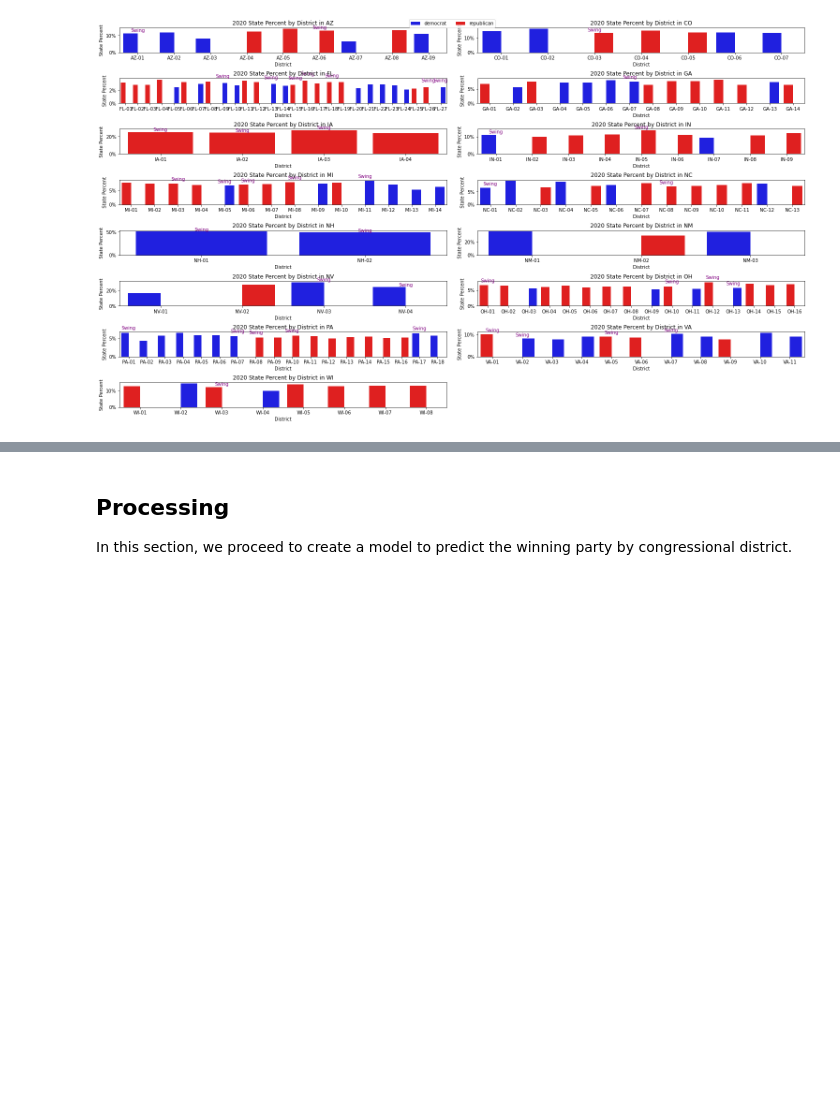
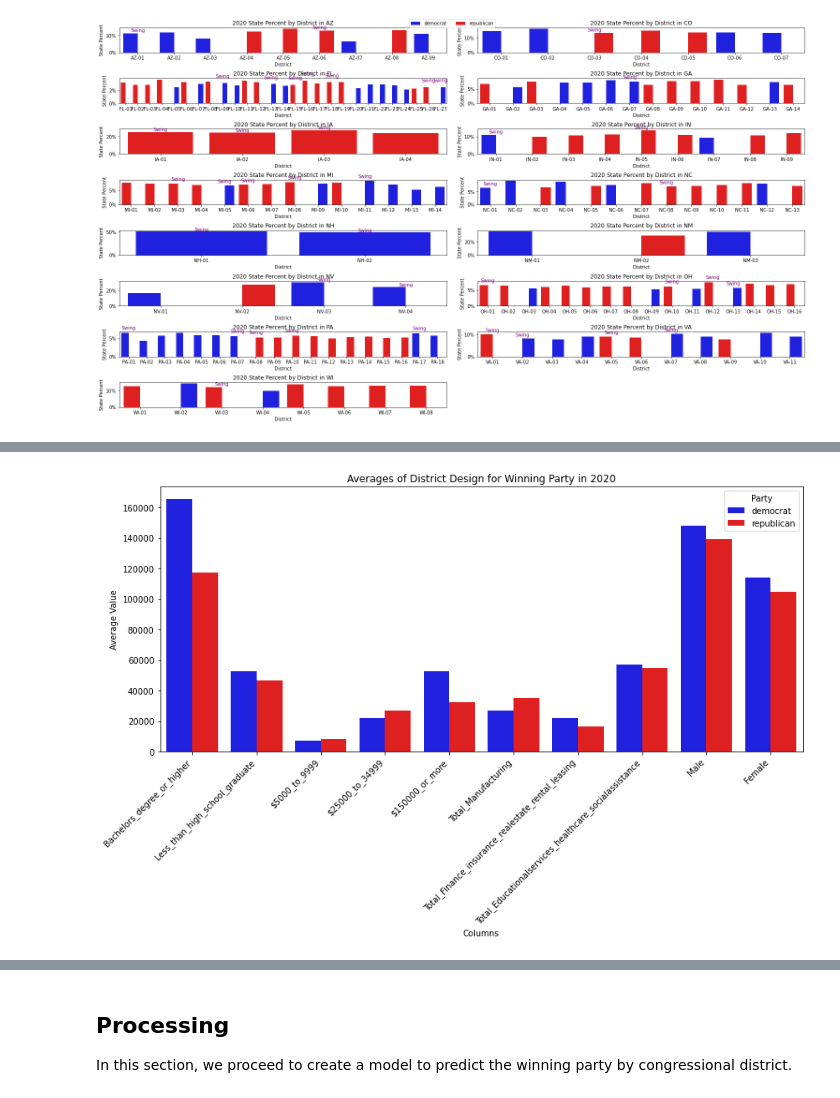
Before and after one commit to chrismiley87/capstone, a Jupyter notebook: election_data.ipynb, the cells around one changed output, grey strips where cells are left out. Saved outputs shown, nothing was run; the diff lists cells and outputs as text; code cells hidden in the pictures; blank space fills up the shorter version.

Commit message:
More Visual Analysis

```diff
--- a/election_data.ipynb
+++ b/election_data.ipynb
@@ -1385,0 +1410,34 @@ plt.show()
+# %%
+# Example columns to be extracted (replace with your actual column names)
+columns_of_interest = ['Bachelors_degree_or_higher', 'Less_than_high_school_graduate', '$5000_to_9999', '$25000_to_34999',
+                       '$150000_or_more','Total_Manufacturing', 'Total_Finance_insurance_realestate_rental_leasing',
+                       'Total_Educationalservices_healthcare_socialassistance', 'Male', 'Female']
+
+# Grouping by the 'winner' column
+winner_grouped_df = political_df.groupby('winner')[columns_of_interest].mean().reset_index()
+
+#melt the dataframe to long format for plotting
+winner_melted_grouped_df = winner_grouped_df.melt(id_vars='winner', var_name='Column', value_name='Average')
+
+#define custom color palette
+custom_palette = {
+    'democrat': 'blue',
+    'republican': 'red'
+}
+
+#create the bar plot
+plt.figure(figsize=(12, 8))
+sns.barplot(data=winner_melted_grouped_df, x='Column', y='Average', hue='winner', palette=custom_palette)
+
+#customize the plot
+plt.title('Averages of District Design for Winning Party in 2020')
+plt.xlabel('Columns')
+plt.ylabel('Average Value')
+plt.xticks(rotation=45, ha='right')
+plt.legend(title='Party')
+
+#display results
+plt.tight_layout()
+plt.show()
+# %% [output]
+[figure, added]
```
Also changed, not shown: parts of 7 cells of this notebook.
